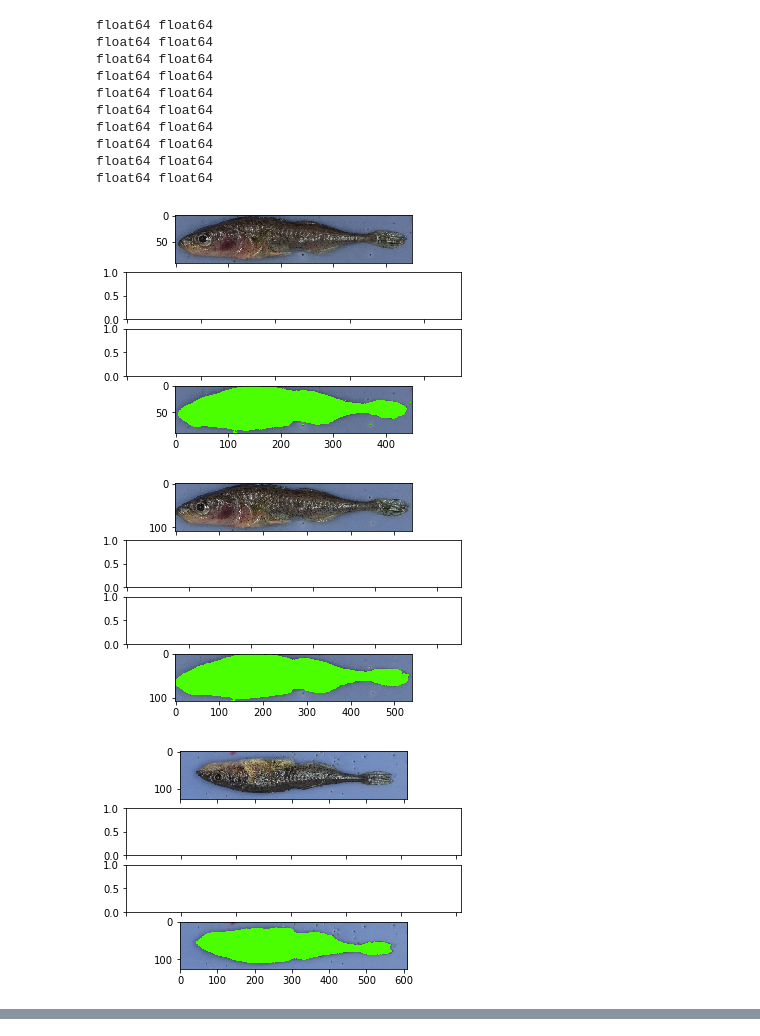
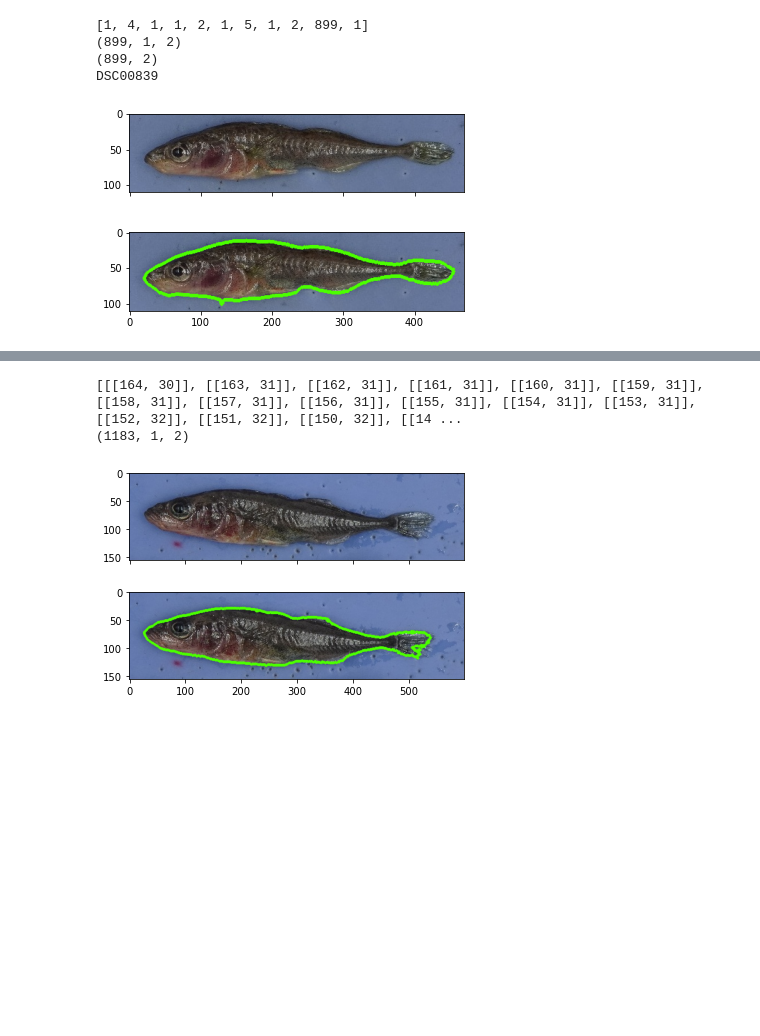
Before and after one commit to zchen163/FishProject, a Jupyter notebook: Contour.ipynb, the cells around one changed output, grey strips where cells are left out. Saved outputs shown, nothing was run; the diff lists cells and outputs as text; code cells hidden in the pictures; blank space fills up the shorter version.

```diff
--- a/Contour.ipynb
+++ b/Contour.ipynb
@@ -23,46 +24,42 @@ def extract(fname):
     return sat1, rmask
 # %%
 # using the findcoutours in opencv:
-onlyfiles = [f for f in listdir('../data/CC Lake extracted/2/') if isfile(join('../data/CC Lake extracted/2/', f))]
+path = "../data/CC Lake extracted/5/"
+onlyfiles = [f for f in listdir(path) if isfile(join(path, f))]
 
-for f in onlyfiles[:10]:
+for f in onlyfiles[:1]:
 # for i in ['DSC00840.jpg', 'DSC00841.jpg', 'DSC00842.jpg', 'DSC00843.jpg']:
-    path = "../data/CC Lake extracted/2/"
-#     f = i
+    path = "../data/CC Lake extracted/5/"
     sat1, rmask = extract(join(path, f))
     image = cv2.imread(join(path, f))
 
-    print(sat1.dtype, rmask.dtype) #float, 0-1
     comb = np.uint8(np.maximum(sat1, 1-rmask)*255)
     contours, hierarchy  = cv2.findContours(comb, cv2.RETR_EXTERNAL, cv2.CHAIN_APPROX_NONE)
-    # contours1, hierarchy1  = cv2.findContours(rmask, cv2.RETR_EXTERNAL , cv2.CHAIN_APPROX_NONE)
-#     contours1, hierarchy1  = cv2.findContours(rmask, cv2.RETR_EXTERNAL, cv2.CHAIN_APPROX_NONE)
-#     img1 = np.copy(image)
-    img1 = cv2.drawContours(np.copy(image), contours, -1, (0,255,75), -1)
-#     img2 = cv2.drawContours(np.copy(image), contours1, -1, (0,255,75), -1)
 
-    fig, (ax1, ax2, ax3, ax4) = plt.subplots(4, 1, sharex=True)
+    # get the largest contour element
+    cont_dim = []
+    for i in contours:
+        cont_dim.append(i.shape[0])
+    print(cont_dim)
+    idx = np.argmax(cont_dim)
+    points = contours[np.argmax(cont_dim)]
+    print(points.shape)
+    print(np.squeeze(points, axis=1).shape)
+    img1 = cv2.drawContours(np.copy(image), points, -1, (0,255,75), 3)
+
+    fig, (ax1, ax4) = plt.subplots(2, 1, sharex=True)
     ax1.imshow(cv2.cvtColor(image, cv2.COLOR_BGR2RGB))
-#     ax1.imshow(sat1, cmap=plt.cm.gray)
-#     ax2.imshow(1-rmask, cmap=plt.cm.gray)
-#     ax3.imshow(comb, cmap=plt.cm.gray)
     ax4.imshow(cv2.cvtColor(img1, cv2.COLOR_BGR2RGB))
+
     outpath = "../data/contour/findcontour/"
-#     print(f)
-#     print(join(outpath, f))
+    print(f[:-4])
+    outpathcsv = "../data/contour/findcontour_csv/"
+    pd.DataFrame(np.squeeze(points, axis=1)).to_csv(join(outpathcsv, f[:-4]+".csv"), index = False, header = False)
+#     np.savetxt(join(outpathcsv, f[:-4]+".csv"), np.squeeze(points, axis=1), delimiter=",")
     cv2.imwrite(join(outpath, f), img1)
-#     plt.show()
 # %% [output]
-float64 float64
-float64 float64
-float64 float64
-float64 float64
-float64 float64
-float64 float64
-float64 float64
-float64 float64
-float64 float64
-float64 float64
+[1, 4, 1, 1, 2, 1, 5, 1, 2, 899, 1]
+(899, 1, 2)
+(899, 2)
+DSC00839
-[figure, old version]
+[figure, new version]
-[figure, removed]
-[figure, removed]
@@ -76,3 +66,25 @@ float64 float64
+# %%
+#get the contour result
+path = "../data/CC Lake extracted/5/"
+fname = 'DSC00840.jpg'
+
+sat1, rmask = extract(join(path, f))
+image = cv2.imread(join(path, f))
+comb = np.uint8(np.maximum(sat1, 1-rmask)*255)
+
+contours, hierarchy = cv2.findContours(comb, cv2.RETR_EXTERNAL, cv2.CHAIN_APPROX_NONE)
+print(contours[-3][:100, :,:].tolist())
+print(contours[-3].shape)
+img1 = cv2.drawContours(np.copy(image), contours[-3], -1, (0,255,75), 3)
+
+fig, (ax1, ax4) = plt.subplots(2, 1, sharex=True)
+ax1.imshow(cv2.cvtColor(image, cv2.COLOR_BGR2RGB))
+ax4.imshow(cv2.cvtColor(img1, cv2.COLOR_BGR2RGB))
+outpath = "../data/contour/findcontour/"
+# %% [output]
+[[[164, 30]], [[163, 31]], [[162, 31]], [[161, 31]], [[160, 31]], [[159, 31]], [[158, 31]], [[157, 31]], [[156, 31]], [[155, 31]], [[154, 31]], [[153, 31]], [[152, 32]], [[151, 32]], [[150, 32]], [[14 ...
+(1183, 1, 2)
+[figure, added]
 # %%
 # using skimage active contour
 for i in ['DSC00840.jpg', 'DSC00841.jpg', 'DSC00842.jpg', 'DSC00843.jpg'][:1]:
```
Also changed, not shown: parts of 2 cells of this notebook, 9 other files.
